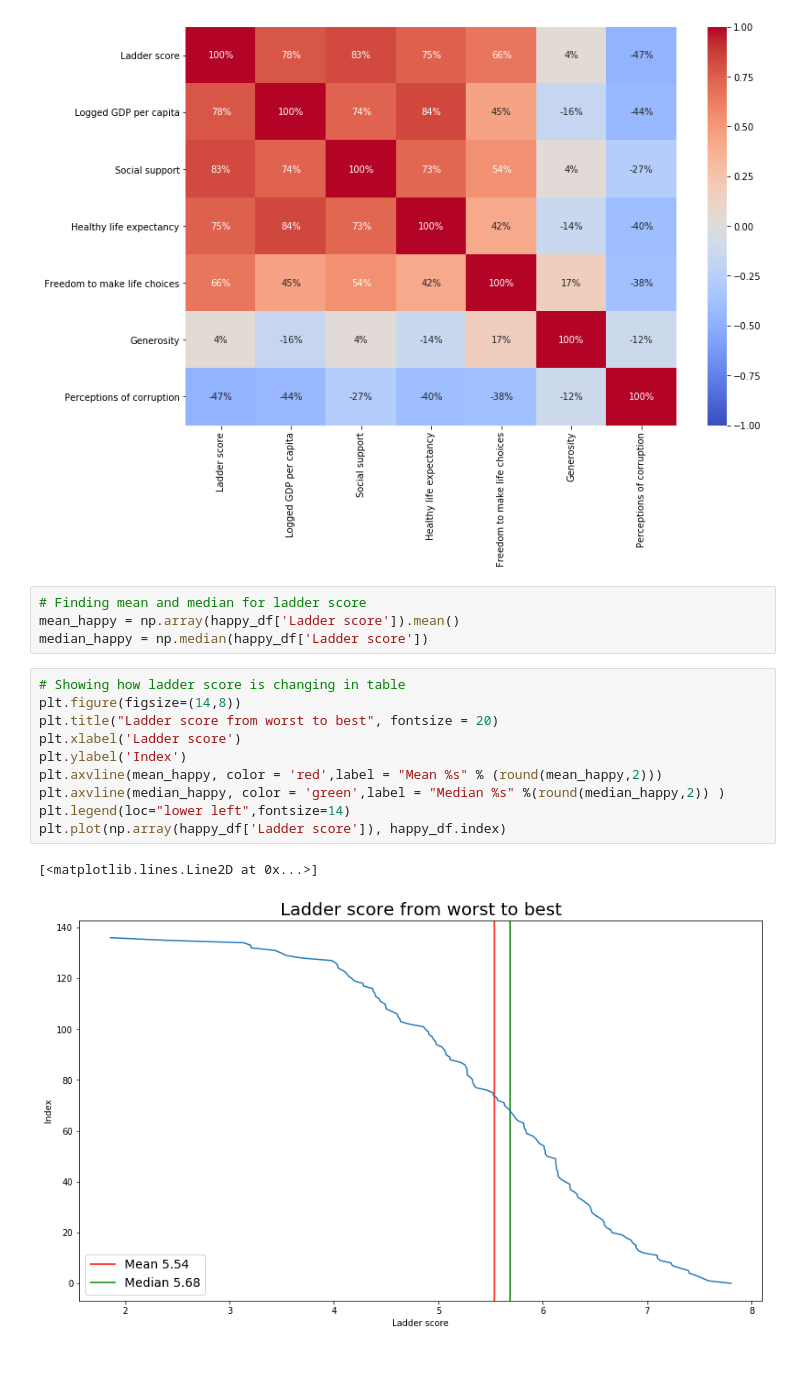
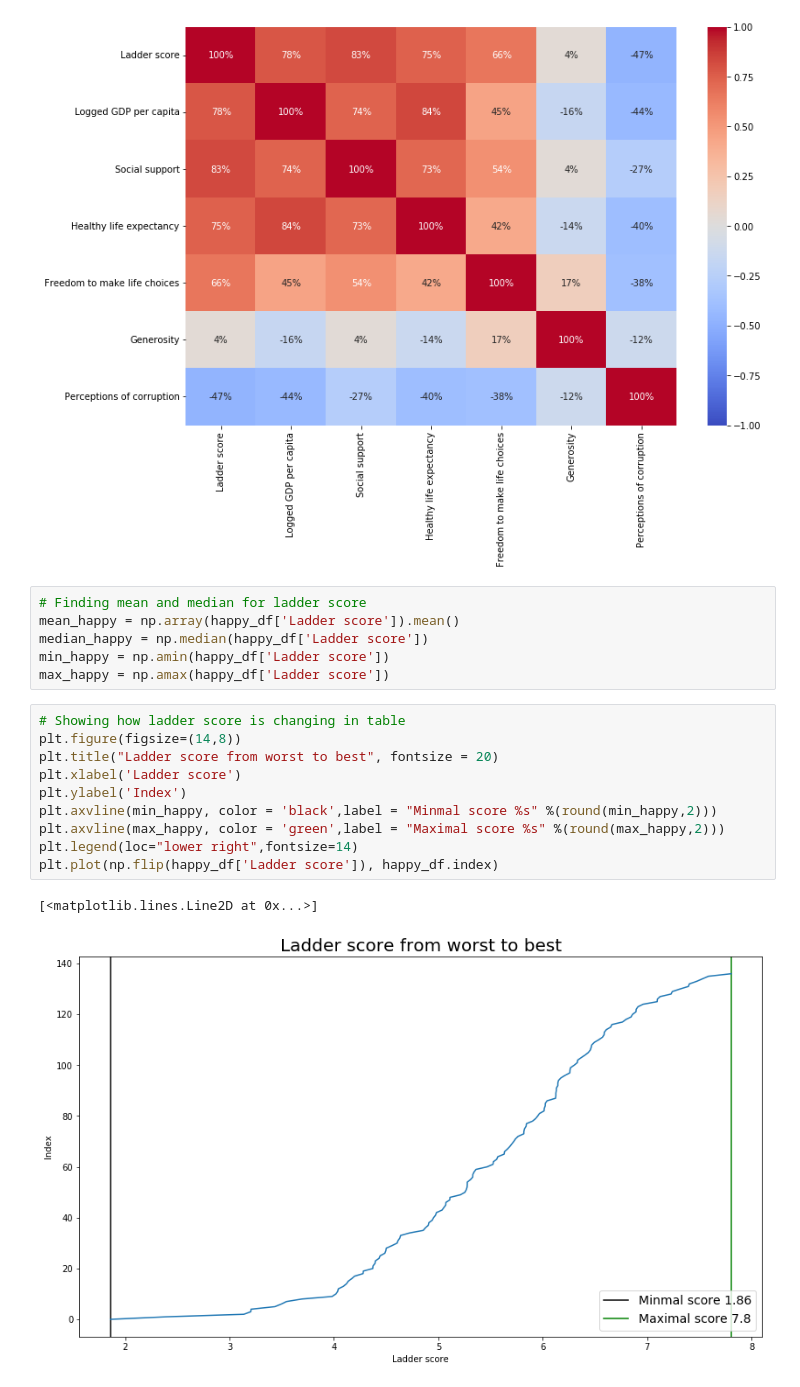
Before and after one commit to MarekMatejko/WHR_report, a Jupyter notebook: Happy_Report.ipynb, the cells around one changed output. Drawn from its saved outputs; the diff is of its cells as text.

```diff
--- a/Happy_Report.ipynb
+++ b/Happy_Report.ipynb
@@ -113,16 +113,18 @@ heat = sns.heatmap(corr,vmin = -1,cmap="coolwarm", fmt='.0%', annot=True)
 # Finding mean and median for ladder score
 mean_happy = np.array(happy_df['Ladder score']).mean()
 median_happy = np.median(happy_df['Ladder score'])
+min_happy = np.amin(happy_df['Ladder score'])
+max_happy = np.amax(happy_df['Ladder score'])
 # %%
 # Showing how ladder score is changing in table
 plt.figure(figsize=(14,8))
 plt.title("Ladder score from worst to best", fontsize = 20)
 plt.xlabel('Ladder score')
 plt.ylabel('Index')
-plt.axvline(mean_happy, color = 'red',label = "Mean %s" % (round(mean_happy,2)))
-plt.axvline(median_happy, color = 'green',label = "Median %s" %(round(median_happy,2)) )
-plt.legend(loc="lower left",fontsize=14)
-plt.plot(np.array(happy_df['Ladder score']), happy_df.index)
+plt.axvline(min_happy, color = 'black',label = "Minmal score %s" %(round(min_happy,2)))
+plt.axvline(max_happy, color = 'green',label = "Maximal score %s" %(round(max_happy,2)))
+plt.legend(loc="lower right",fontsize=14)
+plt.plot(np.flip(happy_df['Ladder score']), happy_df.index)
 # %% [output]
 [<matplotlib.lines.Line2D at 0x...>]
-[figure, old version]
+[figure, new version]
```
Also changed, not shown: parts of 3 cells of this notebook.
